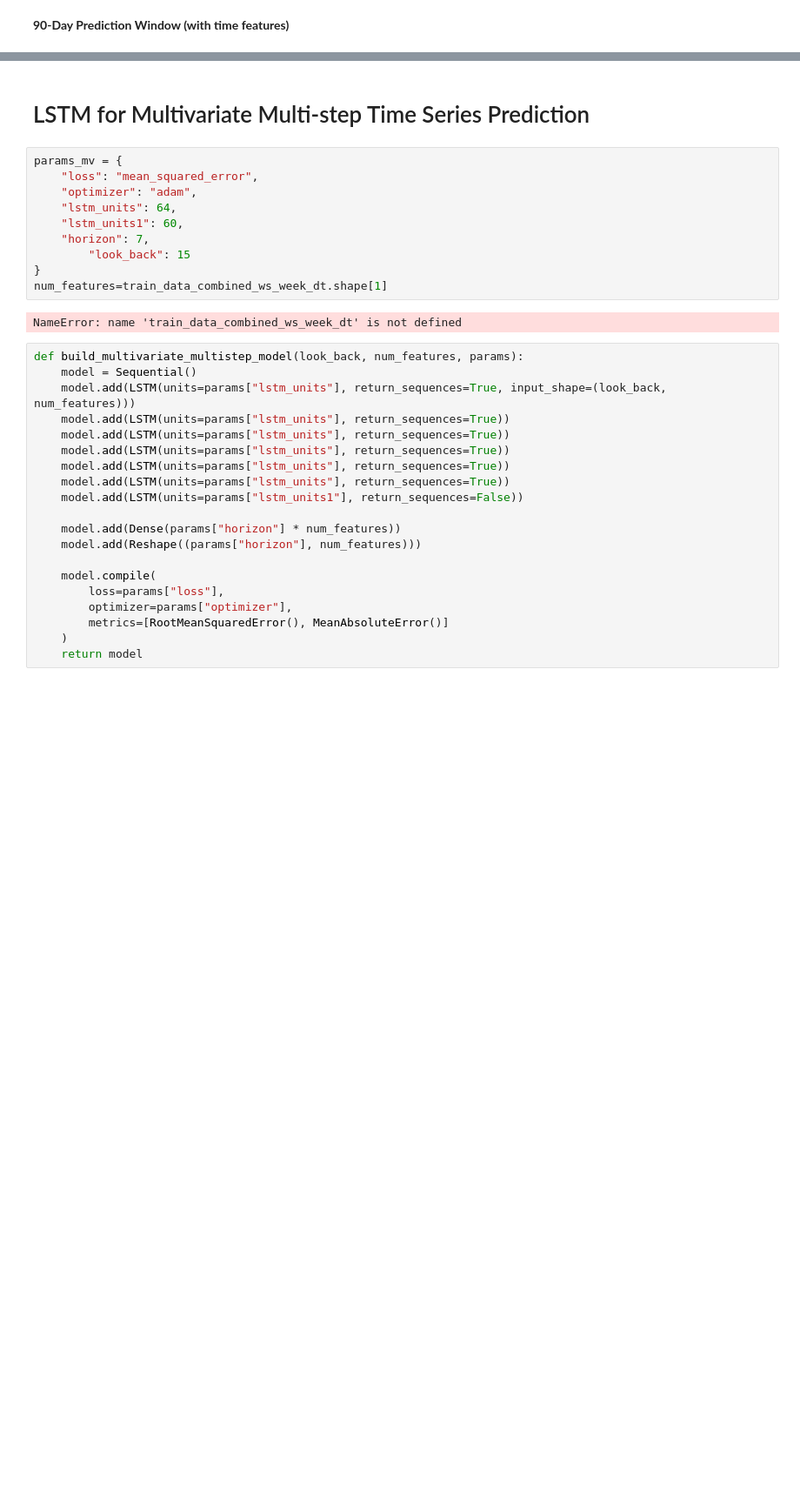
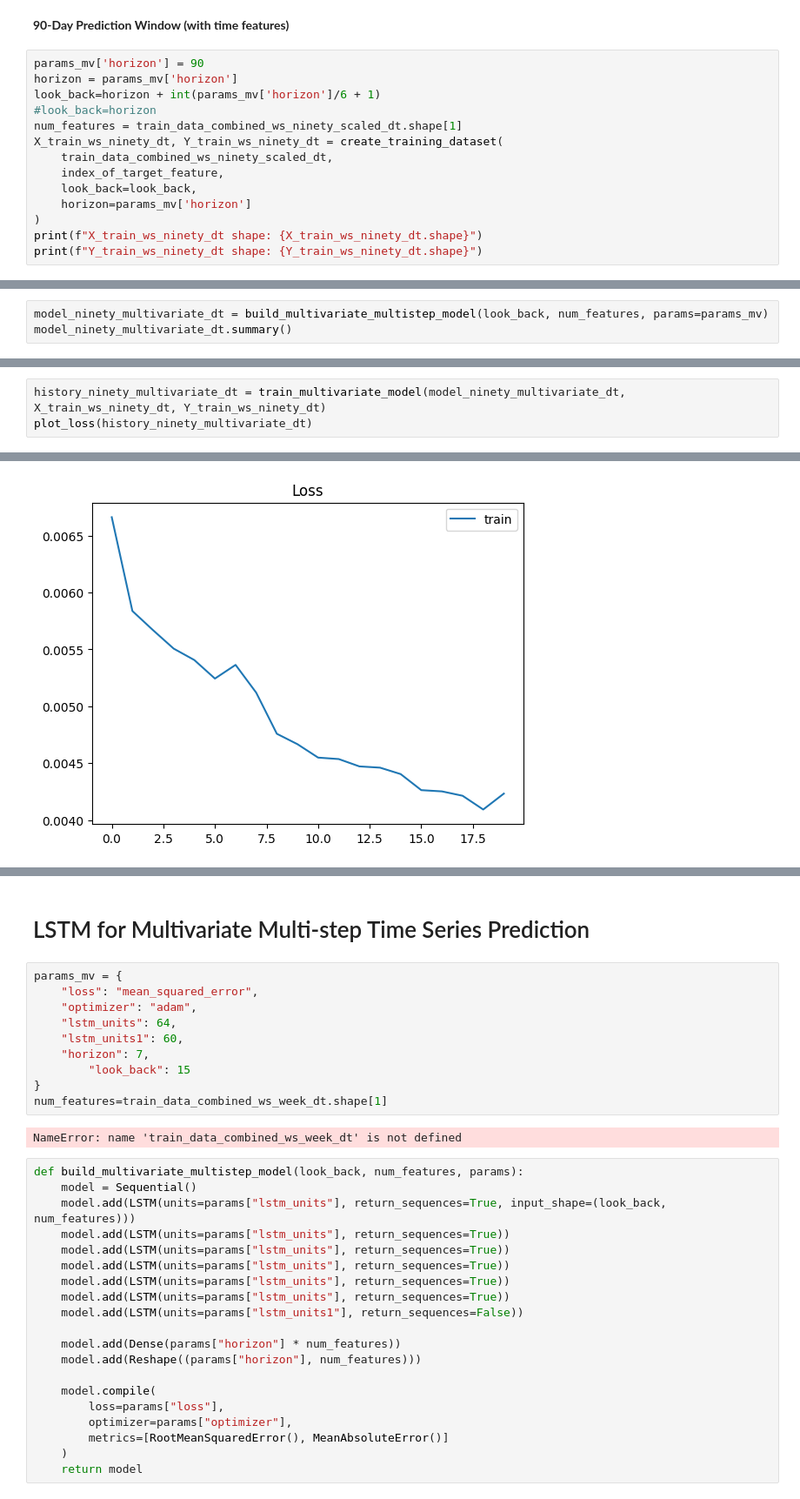
Before and after one commit to amit24af/SHAPforTSprediction, a Jupyter notebook: experiment_LSTM.ipynb, the cells around one changed output, grey strips where cells are left out. Shown at 87% size. Drawn from its saved outputs; the diff is of its cells as text; blank space fills up the shorter version.

```diff
--- a/experiment_LSTM.ipynb
+++ b/experiment_LSTM.ipynb
@@ -1761,2 +1516,16 @@ R2 Score: 0.2611057693273542
 # %% [markdown]
 **90-Day Prediction Window (with time features)**
+# %%
+params_mv['horizon'] = 90
+horizon = params_mv['horizon']
+look_back=horizon + int(params_mv['horizon']/6 + 1)
+#look_back=horizon
+num_features = train_data_combined_ws_ninety_scaled_dt.shape[1]
+X_train_ws_ninety_dt, Y_train_ws_ninety_dt = create_training_dataset(
+    train_data_combined_ws_ninety_scaled_dt,
+    index_of_target_feature,
+    look_back=look_back,
+    horizon=params_mv['horizon']
+)
+print(f"X_train_ws_ninety_dt shape: {X_train_ws_ninety_dt.shape}")
+print(f"Y_train_ws_ninety_dt shape: {Y_train_ws_ninety_dt.shape}")
@@ -1762,0 +1535,3 @@ R2 Score: 0.2611057693273542
+# %%
+model_ninety_multivariate_dt = build_multivariate_multistep_model(look_back, num_features, params=params_mv)
+model_ninety_multivariate_dt.summary()
@@ -1762,0 +1560,4 @@ R2 Score: 0.2611057693273542
+# %%
+history_ninety_multivariate_dt = train_multivariate_model(model_ninety_multivariate_dt, X_train_ws_ninety_dt, Y_train_ws_ninety_dt)
+plot_loss(history_ninety_multivariate_dt)
+# %% [output]
@@ -1762,0 +1581 @@ R2 Score: 0.2611057693273542
+[figure, added]
```
Also changed, not shown: parts of 94 cells of this notebook.
